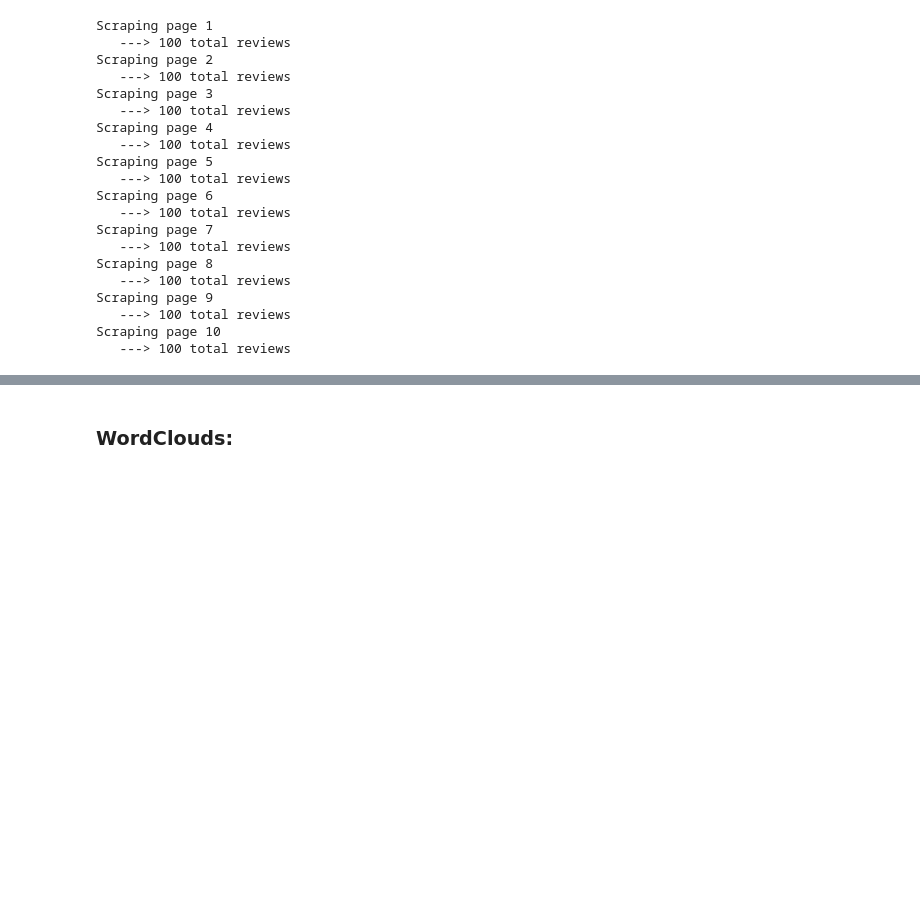
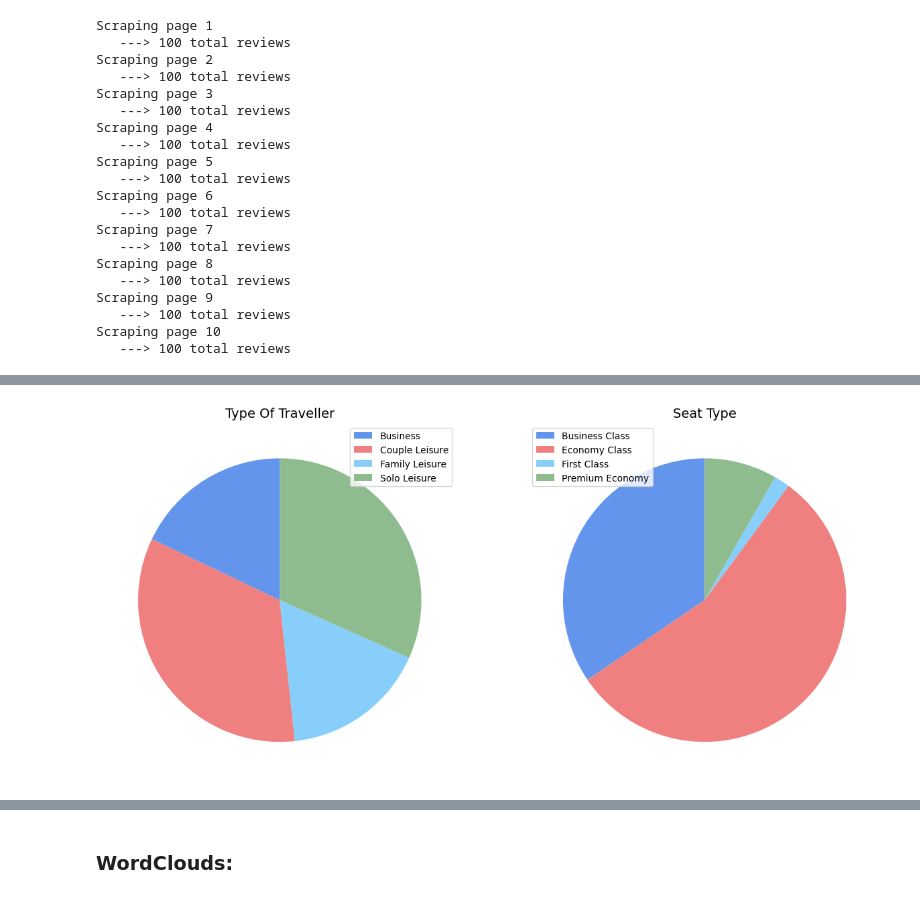
Before and after one commit to angelicads93/airline_services_analysis, a Jupyter notebook: Analysis.ipynb, the cells around one changed output, grey strips where cells are left out. Cells and saved outputs as stored; diff of their text form; code cells hidden in the pictures; blank space fills up the shorter version.

```diff
--- a/Analysis.ipynb
+++ b/Analysis.ipynb
@@ -131,0 +170,18 @@ Congratulations! Now you have your dataset for this task! The loops above collec
+# %%
+char_features = [ 'Type Of Traveller','Seat Type']
+
+fig, axs = plt.subplots(1,2)
+fig.set_size_inches(15,8)
+
+for colm in range(2):
+    df_dummies = pd.get_dummies(df[char_features[colm]]).astype(int)
+
+    labels = df_dummies.columns
+    colors = ['cornflowerblue', 'lightcoral', 'lightskyblue', 'darkseagreen']
+    patches, texts = axs[colm].pie(df_dummies.sum(), colors=colors, startangle=90)
+    axs[colm].legend(patches, labels, loc="best")
+    axs[colm].set_title(char_features[colm], fontsize=14)
+
+plt.show()
+# %% [output]
+[figure, added]
```
Also changed, not shown: parts of 13 cells of this notebook.
